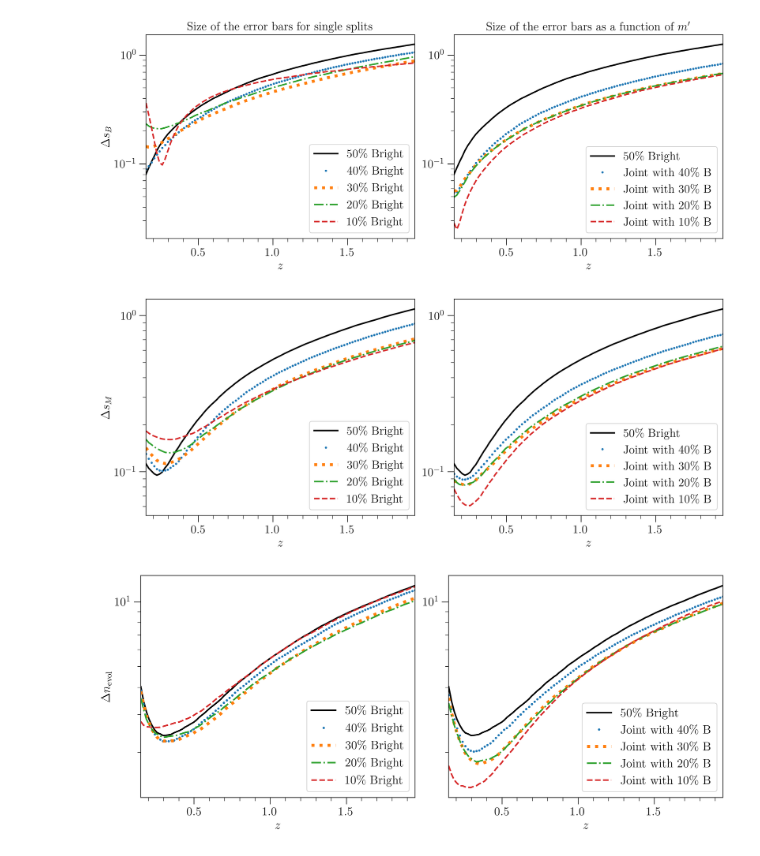
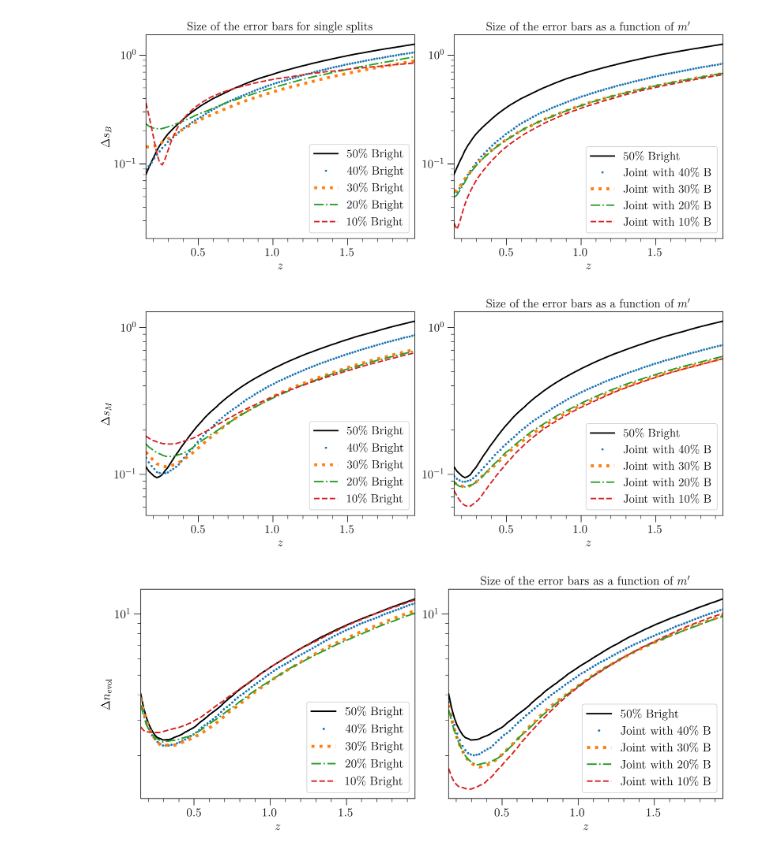
Before and after one commit to dasobral/astro_biases_multiple_populations, a Jupyter notebook: Notebooks/joint_analysis_compare.ipynb, the cells around one changed output. Drawn from its saved outputs; the diff is of its cells as text; code cells hidden in the pictures.

```diff
--- a/Notebooks/joint_analysis_compare.ipynb
+++ b/Notebooks/joint_analysis_compare.ipynb
@@ -551,36 +285,36 @@ axs[0].set_xlim(0.15, 1.95)
 
 axs[0].set_xlabel('$z$')
 axs[0].set_ylabel('$\Delta s_M$')
 axs[0].legend()
 #axs[0].set_title('Size of the error bars for single splits')
 axs[0].set_yscale('log')
 
 # Plot 2
 axs[1].plot(widths_data['widths_Joint_50x10.pkl']['z'], widths_data['widths_Joint_50x10.pkl']['sM_50'], label='$50\%$ Bright', color='black', linewidth=2.0)
 axs[1].plot(widths_data['widths_Joint_50x40.pkl']['z'], widths_data['widths_Joint_50x40.pkl']['sM_Joint'], '.', label='Joint with $40\%$ B', markersize=4.0)
 axs[1].plot(widths_data['widths_Joint_50x30.pkl']['z'], widths_data['widths_Joint_50x30.pkl']['sM_Joint'], ':', label='Joint with $30\%$ B', linewidth=4.0)
 axs[1].plot(widths_data['widths_Joint_50x20.pkl']['z'], widths_data['widths_Joint_50x20.pkl']['sM_Joint'], '-.',label='Joint with $20\%$ B', linewidth=2.0)
 axs[1].plot(widths_data['widths_Joint_50x10.pkl']['z'], widths_data['widths_Joint_50x10.pkl']['sM_Joint'], '--',label='Joint with $10\%$ B', linewidth=2.0)
 
 axs[1].set_xlim(0.15, 1.95)
 
 axs[1].set_xlabel('$z$')
-#axs[1].set_title('Size of the error bars as a function of $m\'$')
+axs[1].set_title('Size of the error bars as a function of $m\'$')
 axs[1].set_yscale('log')
 axs[1].legend()
 
 # Adjust the spacing between subplots
 plt.tight_layout()
 
 # Set the y-axis limits to be the same for both plots
 axs[0].set_ylim(axs[1].get_ylim())
 
 # Show the plot
 plt.show()
 
-fig.savefig('plots/widths_errorbars_sM.pdf', bbox_inches='tight')
+fig.savefig('../Plots/widths_errorbars_sM.pdf', bbox_inches='tight')
 # %% [output]
-[figure, old version]
+[figure, new version]
 # %%
 # Set the global parameters for the plots
 plt.rcParams.update(params)
@@ -613,7 +347,7 @@ axs[1].plot(widths_data['widths_Joint_50x10.pkl']['z'], widths_data['widths_Join
 axs[1].set_xlim(0.15, 1.95)
 
 axs[1].set_xlabel('$z$')
-#axs[1].set_title('Size of the error bars as a function of $m\'$')
+axs[1].set_title('Size of the error bars as a function of $m\'$')
 axs[1].set_yscale('log')
 axs[1].legend()
 
@@ -626,6 +360,6 @@ axs[0].set_ylim(axs[1].get_ylim())
 # Show the plot
 plt.show()
 
-fig.savefig('plots/widths_errorbars_nevol.pdf', bbox_inches='tight')
+fig.savefig('../Plots/widths_errorbars_nevol.pdf', bbox_inches='tight')
 # %% [output]
-[figure, old version]
+[figure, new version]
```
Also changed, not shown: parts of 21 cells of this notebook.
